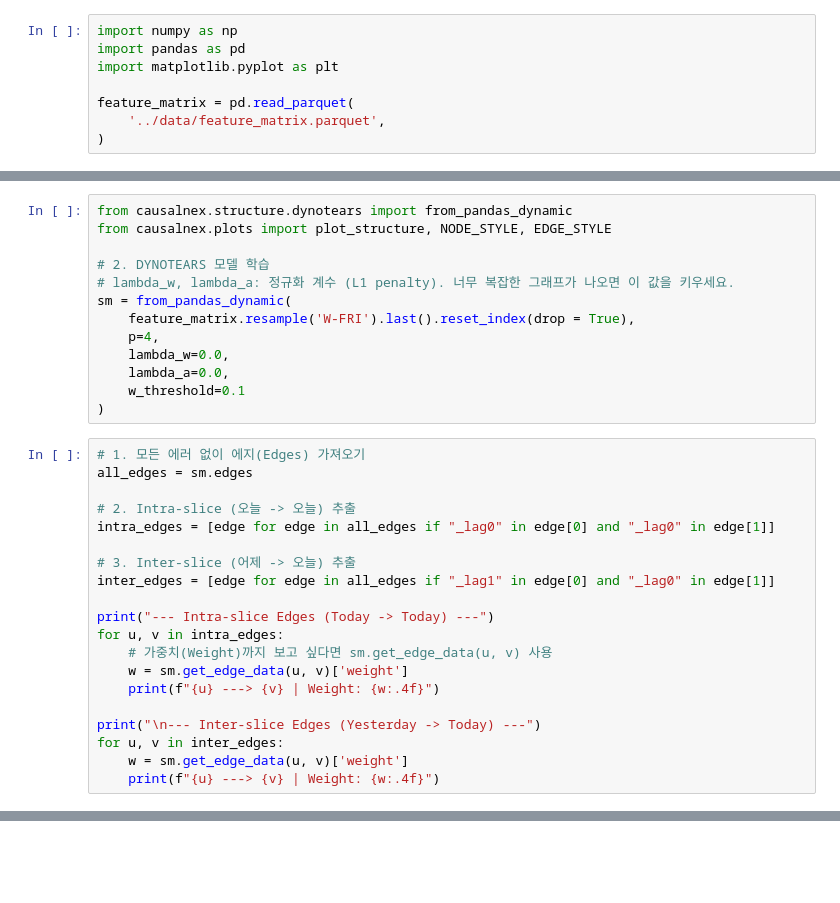
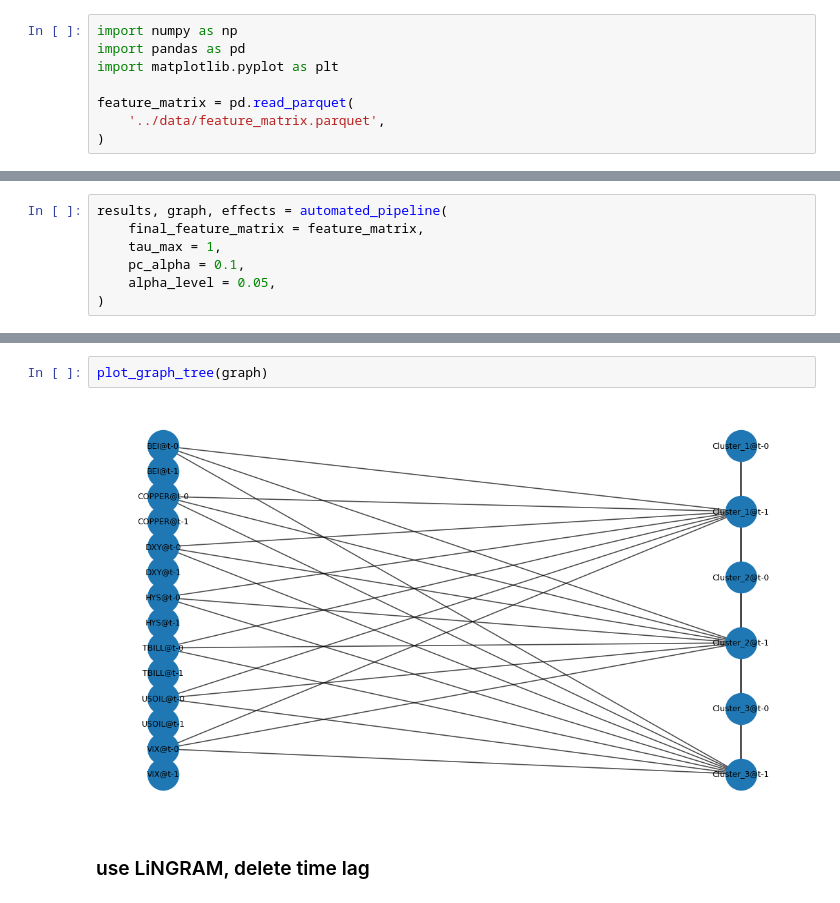
Before and after one commit to Tommylee1013/causal-allocation, a Jupyter notebook: Note/DYNOTEARS.ipynb, the cells around one changed output, grey strips where cells are left out. Cells and saved outputs as stored; diff of their text form; blank space fills up the shorter version.

Commit message:
Note and data Update (2026/02/08)

```diff
--- a/Note/DYNOTEARS.ipynb
+++ b/Note/DYNOTEARS.ipynb
@@ -27,33 +10,0 @@ feature_matrix.reset_index(drop = True)
-# %%
-from causalnex.structure.dynotears import from_pandas_dynamic
-from causalnex.plots import plot_structure, NODE_STYLE, EDGE_STYLE
-
-# 2. DYNOTEARS 모델 학습
-# lambda_w, lambda_a: 정규화 계수 (L1 penalty). 너무 복잡한 그래프가 나오면 이 값을 키우세요.
-sm = from_pandas_dynamic(
-    feature_matrix.resample('W-FRI').last().reset_index(drop = True),
-    p=4,
-    lambda_w=0.0,
-    lambda_a=0.0,
-    w_threshold=0.1
-)
-# %%
-# 1. 모든 에러 없이 에지(Edges) 가져오기
-all_edges = sm.edges
-
-# 2. Intra-slice (오늘 -> 오늘) 추출
-intra_edges = [edge for edge in all_edges if "_lag0" in edge[0] and "_lag0" in edge[1]]
-
-# 3. Inter-slice (어제 -> 오늘) 추출
-inter_edges = [edge for edge in all_edges if "_lag1" in edge[0] and "_lag0" in edge[1]]
-
-print("--- Intra-slice Edges (Today -> Today) ---")
-for u, v in intra_edges:
-    # 가중치(Weight)까지 보고 싶다면 sm.get_edge_data(u, v) 사용
-    w = sm.get_edge_data(u, v)['weight']
-    print(f"{u} ---> {v} | Weight: {w:.4f}")
-
-print("\n--- Inter-slice Edges (Yesterday -> Today) ---")
-for u, v in inter_edges:
-    w = sm.get_edge_data(u, v)['weight']
-    print(f"{u} ---> {v} | Weight: {w:.4f}")
@@ -98,0 +248,7 @@ print(inter_df.sort_values(by='Weight', ascending=False).head(10))
+# %%
+results, graph, effects = automated_pipeline(
+    final_feature_matrix = feature_matrix,
+    tau_max = 1,
+    pc_alpha = 0.1,
+    alpha_level = 0.05,
+)
@@ -98,0 +320,6 @@ print(inter_df.sort_values(by='Weight', ascending=False).head(10))
+# %%
+plot_graph_tree(graph)
+# %% [output]
+[figure, added]
+# %% [markdown]
+### use LiNGRAM, delete time lag
```
Also changed, not shown: parts of 42 cells of this notebook, 3 other files.
